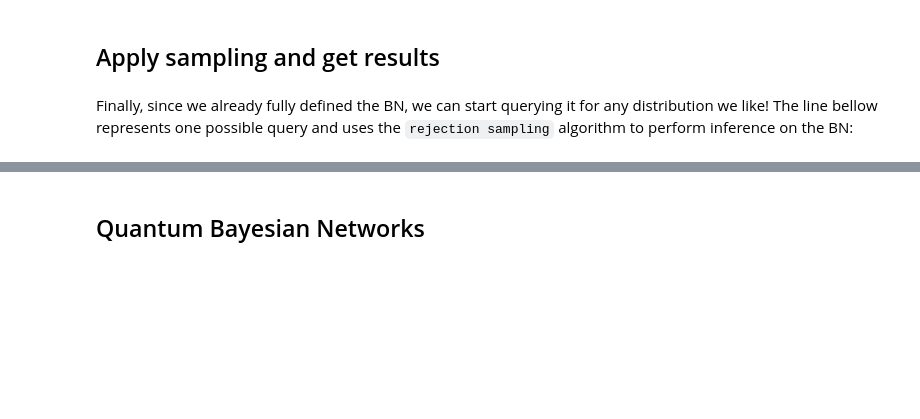
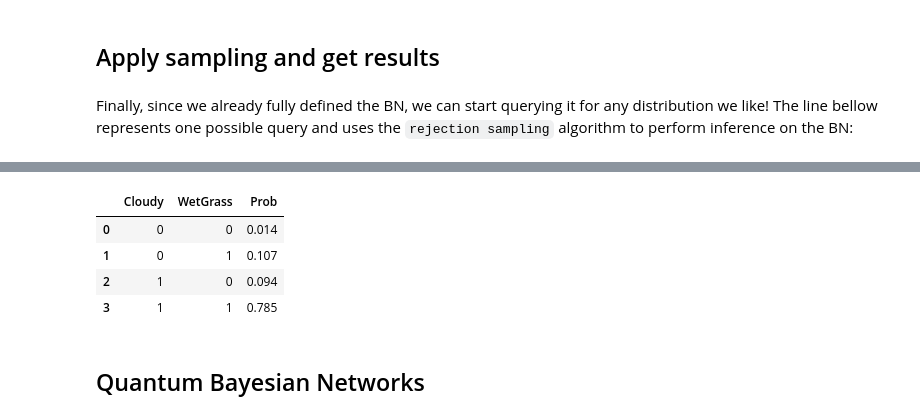
Before and after one commit to GilbertoCunha/QuantumBayesianRL, a Jupyter notebook: BayesianInference.ipynb, the cells around one changed output, grey strips where cells are left out. Drawn from its saved outputs; the diff is of its cells as text; code cells hidden in the pictures; blank space fills up the shorter version.

```diff
--- a/BayesianInference.ipynb
+++ b/BayesianInference.ipynb
@@ -59,3 +71,12 @@ bn.query(query=["Cloudy", "WetGrass"], evidence={"Rain": 1, "Sprinkler": 0}, n_s
+# %%
+# Query the Bayesian Network
+bn.query(query=["Cloudy", "WetGrass"], evidence={"Rain": 1, "Sprinkler": 0}, n_samples=1000)
+# %% [output]
+|  | Cloudy | WetGrass | Prob |
+| 0 | 0 | 0 | 0.014 |
+| 1 | 0 | 1 | 0.107 |
+| 2 | 1 | 0 | 0.094 |
+| 3 | 1 | 1 | 0.785 |
 # %% [markdown]
 ## Quantum Bayesian Networks
 # %% [markdown]
```
Also changed, not shown: parts of 7 cells of this notebook, 10 other files.
